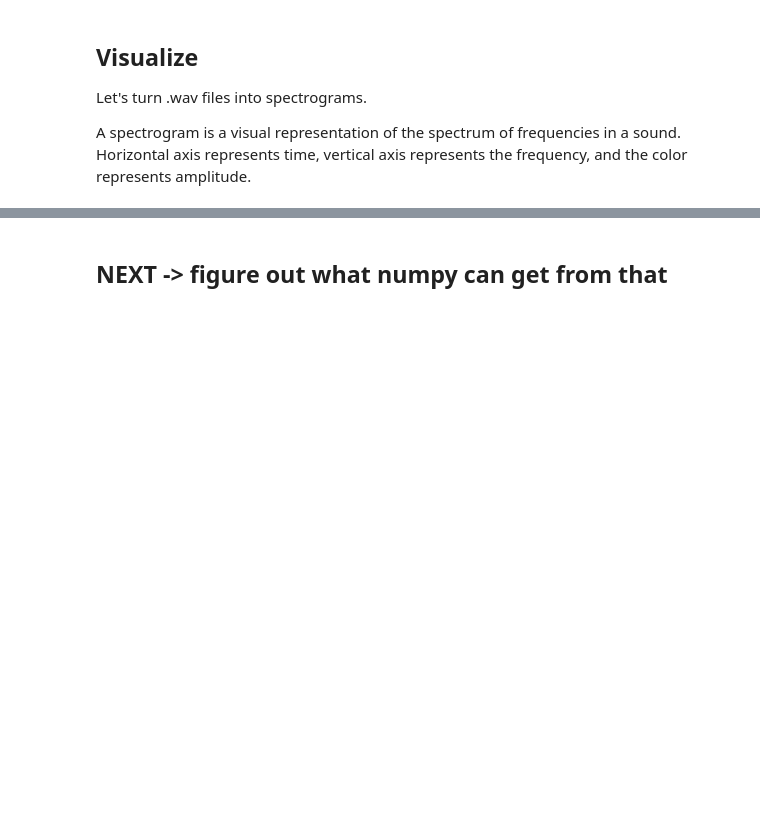
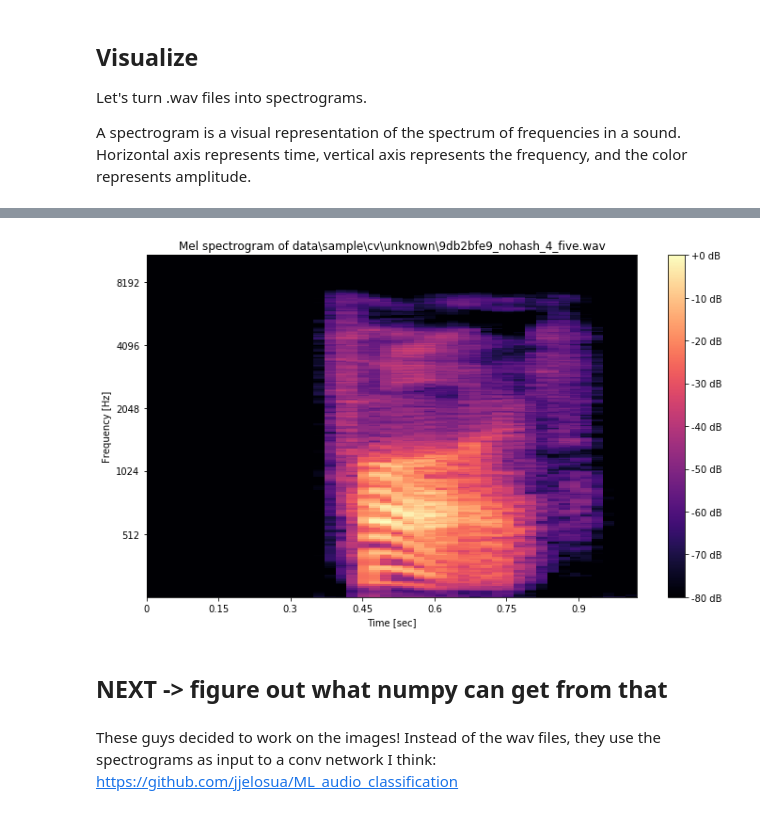
Before and after one commit to mateuszjurewicz/tensorflow_speech_recognition, a Jupyter notebook: 1. Visualize and preprocess.ipynb, the cells around one changed output, grey strips where cells are left out. Saved outputs shown, nothing was run; the diff lists cells and outputs as text; code cells hidden in the pictures; blank space fills up the shorter version.

Commit message:
Experiment with librosa

```diff
--- a/1. Visualize and preprocess.ipynb
+++ b/1. Visualize and preprocess.ipynb
@@ -24,8 +69,37 @@ from scipy.io import wavfile
+# %%
+def librosa_mel_spectrogram(wav_file, mels=256):
+    """
+    Draw a graph of a mel spectrogram using librosa.
+    """
+    y, sr = librosa.load(path_to_a_wav)
+    S = librosa.feature.melspectrogram(y, sr=sr, n_mels=mels)
+
+    # Convert to log scale (dB). We'll use the peak power (max) as reference.
+    log_S = librosa.power_to_db(S, ref=np.max)
+
+    # Make a new figure
+    plt.figure(figsize=(10,6))
+
+    # Display the spectrogram on a mel scale
+    # sample rate and hop length parameters are used to render the time axis
+    librosa.display.specshow(log_S, sr=sr, x_axis='time', y_axis='mel')
+
+    # Descriptions
+    plt.ylabel('Frequency [Hz]')
+    plt.xlabel('Time [sec]')
+    plt.title('Mel spectrogram of {}'.format(wav_file))
+
+    # draw a color bar
+    plt.colorbar(format='%+02.0f dB')
+
+    # Make the figure layout compact
+    plt.tight_layout()
 # %% [markdown]
 ## Visualize
 Let's turn .wav files into spectrograms.
 
 A spectrogram is a visual representation of the spectrum of frequencies in a sound. Horizontal axis represents time, vertical axis represents the frequency, and the color represents amplitude.
 # %%
+# grab a sample file
 path_to_sample = "data\\sample"
-path_to_a_wav = os.path.join(path_to_sample, "cv\\down\\471a0925_nohash_3.wav")
+path_to_a_wav = os.path.join(path_to_sample, "cv\\unknown\\9db2bfe9_nohash_4_five.wav")
@@ -55,2 +120,9 @@ array([-12, -26, -40, ..., 139, 113, 117], dtype=int16)
+# %%
+# graph librosa mel spectrogram
+librosa_mel_spectrogram(path_to_a_wav)
+# %% [output]
+[figure, added]
 # %% [markdown]
 ## NEXT -> figure out what numpy can get from that
+# %% [markdown]
+These guys decided to work on the images! Instead of the wav files, they use the spectrograms as input to a conv network I think: https://github.com/jjelosua/ML_audio_classification
```
Also changed, not shown: parts of 12 cells of this notebook, 1 other file.
